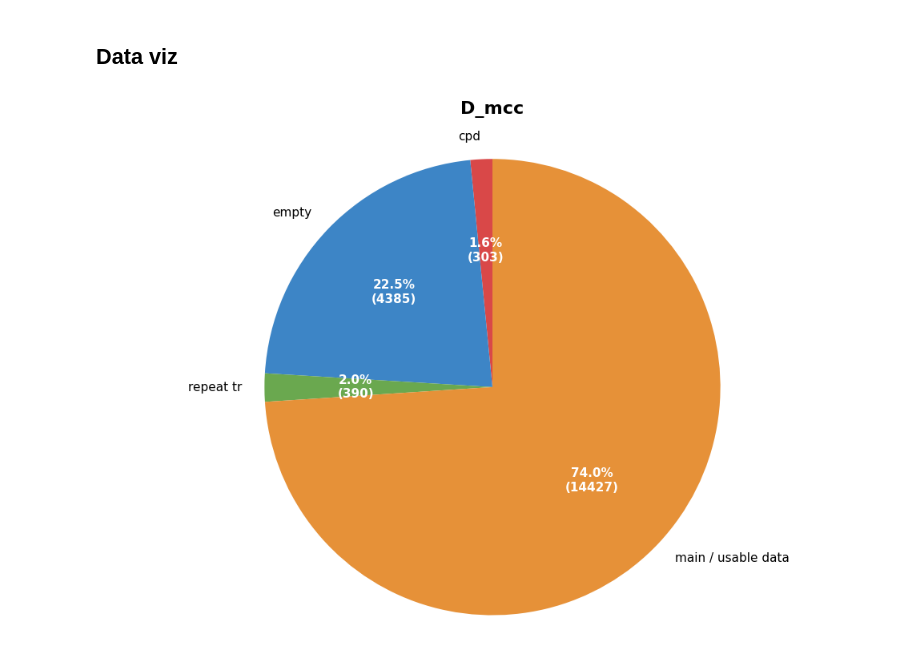
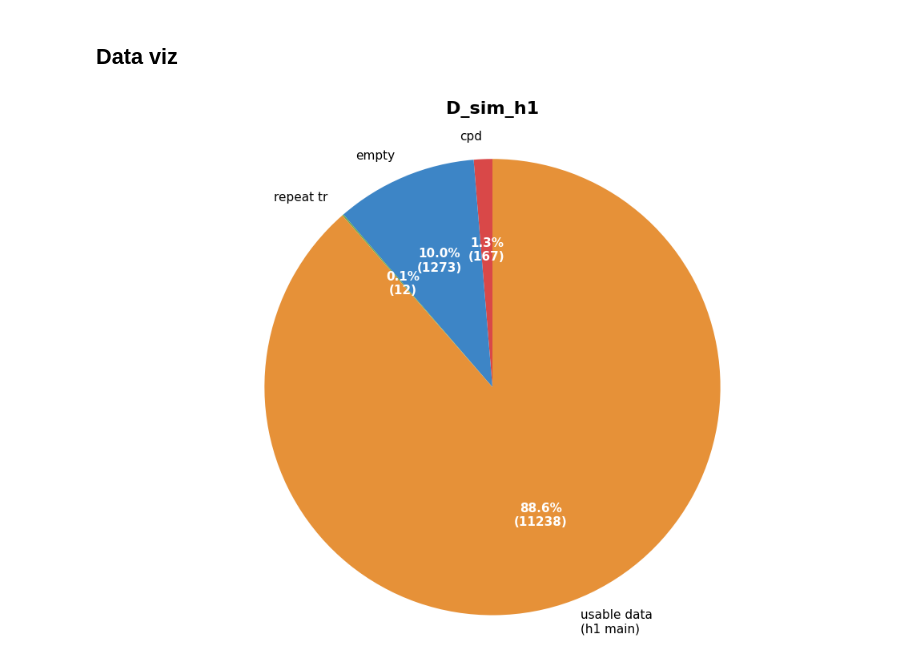
Before and after one commit to UofSCLibraries-DRS/AspireAI_LLM_Project, a Jupyter notebook: data_handling/cleaning-v1-v2.ipynb, the cells around one changed output. Drawn from its saved outputs; the diff is of its cells as text; code cells hidden in the pictures.

Commit message:
Added D_sim dataset and modified cleaning to better handle alternate datasets
Preformed h1 metrics / isolation on data and removed part of to_csv.ipynb

```diff
--- a/data_handling/cleaning-v1-v2.ipynb
+++ b/data_handling/cleaning-v1-v2.ipynb
@@ -152,26 +157,26 @@ sc_v2_col = 'D_mcc_cleaned_v2'
 #### V1 cleaning first
 # %%
 # Save all OG Transcripts w/ Quality=True to 'Semi-clean Transcripts'
-mccray[sc_v1_col] = mccray['Original Transcript'].where(mccray['Quality'] == True, "")
+df[sc_v1_col] = df['Original Transcript'].where(df['Quality'] == True, "")
 
-mccray['Cleaning'] = mccray['Original Transcript'].where(
-	(mccray['Quality'] == False) & (mccray['Short/No Transcript'] == False), ""
+df['Cleaning'] = df['Original Transcript'].where(
+	(df['Quality'] == False) & (df['Short/No Transcript'] == False), ""
 ).astype(str)
 
 # Pattern removal and condence patterns for semi-cleaning
-mccray['Cleaning'] = mccray['Cleaning'].apply(lambda x: re.sub(OCR_Clean.letter_pattern, '\\1', x))
-mccray['Cleaning'] = mccray['Cleaning'].apply(lambda x: re.sub(OCR_Clean.special_pattern, "", x))
-mccray['Cleaning'] = mccray['Cleaning'].apply(lambda x: re.sub(OCR_Clean.general_pattern, "", x))
+df['Cleaning'] = df['Cleaning'].apply(lambda x: re.sub(OCR_Clean.letter_pattern, '\\1', x))
+df['Cleaning'] = df['Cleaning'].apply(lambda x: re.sub(OCR_Clean.special_pattern, "", x))
+df['Cleaning'] = df['Cleaning'].apply(lambda x: re.sub(OCR_Clean.general_pattern, "", x))
 
 # Combine the columns which were the most clean, and placed in semi-clean, with the newly 'Cleaning' column
-mccray[sc_v1_col] = mccray.apply(
+df[sc_v1_col] = df.apply(
     lambda r: r['Original Transcript']
         if (pd.notna(r['Original Transcript']) and r.get('Quality', False))
         else (r['Cleaning'] if str(r.get('Cleaning','')).strip() != '' else r['Original Transcript']),
     axis=1
 ).astype(str)
 
-mccray = mccray.drop('Cleaning', axis=1)
+df = df.drop('Cleaning', axis=1)
 
 # Regex pattern for this:
 # To remove ^ and ^+shortphrases, and remove standalone punctuation not attached to words/numbers.
@@ -184,35 +189,35 @@ mccray = mccray.drop('Cleaning', axis=1)
 
 p1 = r"\^(\w{0,4})|(?<!\w)[^\w\s](?!\w)"
 
-mccray[sc_v1_col] = mccray[sc_v1_col].apply(lambda x: re.sub(p1, "", x))
+df[sc_v1_col] = df[sc_v1_col].apply(lambda x: re.sub(p1, "", x))
 
 # Clean spacing (with auto newlining)
 def normalize_spaces(text):
 	return re.sub(r" {2,}", lambda m: "\n" if len(m.group(0)) > 3 else " ", text)
 
-mccray[sc_v1_col] = mccray[sc_v1_col].apply(normalize_spaces)
+df[sc_v1_col] = df[sc_v1_col].apply(normalize_spaces)
 
-mccray['sc_v1_len'] = mccray[sc_v1_col].str.replace(r'\s+', '', regex=True).str.len()
+df['sc_v1_len'] = df[sc_v1_col].str.replace(r'\s+', '', regex=True).str.len()
 # %% [markdown]
 ### V2 cleaning, more simple, only pattern removal
 # %%
-mccray[sc_v2_col] = mccray['Original Transcript'].copy()
+df[sc_v2_col] = df['Original Transcript'].copy()
 
 
 # Only clean special pattern
-mccray[sc_v2_col] = mccray[sc_v2_col].apply(lambda x: re.sub(OCR_Clean.non_ascii, "", x))
-mccray[sc_v2_col] = mccray[sc_v2_col].apply(lambda x: re.sub(OCR_Clean.special_pattern_expanded, "", x))
-mccray[sc_v2_col] = mccray[sc_v2_col].apply(lambda x: re.sub(OCR_Clean.letter_pattern_4, '\\1', x))
+df[sc_v2_col] = df[sc_v2_col].apply(lambda x: re.sub(OCR_Clean.non_ascii, "", x))
+df[sc_v2_col] = df[sc_v2_col].apply(lambda x: re.sub(OCR_Clean.special_pattern_expanded, "", x))
+df[sc_v2_col] = df[sc_v2_col].apply(lambda x: re.sub(OCR_Clean.letter_pattern_4, '\\1', x))
 compiled_patterns = OCR_Clean.compile()
-mccray[sc_v2_col] = mccray[sc_v2_col].apply(lambda x: OCR_Clean.clean_ocr_text(x, compiled_patterns))
+df[sc_v2_col] = df[sc_v2_col].apply(lambda x: OCR_Clean.clean_ocr_text(x, compiled_patterns))
 
 
 # Clean spacing (with auto newlining)
 def normalize_spaces(text):
     return re.sub(r" {2,}", lambda m: "\n" if len(m.group(0)) > 3 else " ", text)
 
-mccray[sc_v2_col] = mccray[sc_v2_col].apply(normalize_spaces)
+df[sc_v2_col] = df[sc_v2_col].apply(normalize_spaces)
 
-mccray['sc_v2_len'] = mccray[sc_v2_col].str.replace(r'\s+', '', regex=True).str.len()
+df['sc_v2_len'] = df[sc_v2_col].str.replace(r'\s+', '', regex=True).str.len()
 # %%
 
@@ -286,34 +272,34 @@ v1 empty but v2 non-empty: 10
 # %%
 import matplotlib.pyplot as plt
 
 # data
-categories = ['cpd', 'empty', 'repeat tr', 'main / usable data']
-values = [len(mccray_cpd), len(mccray_pure_empty), len(mccray_repeated), len(mccray)]
+categories = ['cpd', 'empty', 'repeat tr', 'usable data\n(h1 main)']
+values = [len(df_cpd), len(df_pure_empty), len(df_repeated), len(df)]
 
 # Create pie chart
 fig, ax = plt.subplots(figsize=(10, 7))
 
 # Create the pie chart with customizations
 wedges, texts, autotexts = ax.pie(
     values,
     labels=categories,
     autopct=lambda pct: f'{pct:.1f}%\n({int(pct/100.*sum(values))})',  # Show percentages and counts
     startangle=90,       # Start from top
     colors=['#d94848', '#3d85c6', '#6aa84f', '#e69138'],
     textprops={'fontsize': 11}
 )
 
 # Enhance the percentage text
 for autotext in autotexts:
     autotext.set_color('white')
     autotext.set_fontweight('bold')
 
 # Add title
-plt.title('D_mcc', fontsize=16, fontweight='bold', pad=20)
+plt.title(f'D_{dataset[0:3]}_h1', fontsize=16, fontweight='bold', pad=20)
 
 # Equal aspect ratio ensures circular pie
 ax.axis('equal')
 
 plt.tight_layout()
 # %% [output]
-[figure, old version]
+[figure, new version]
```
Also changed, not shown: parts of 8 cells of this notebook, 8 other files.
